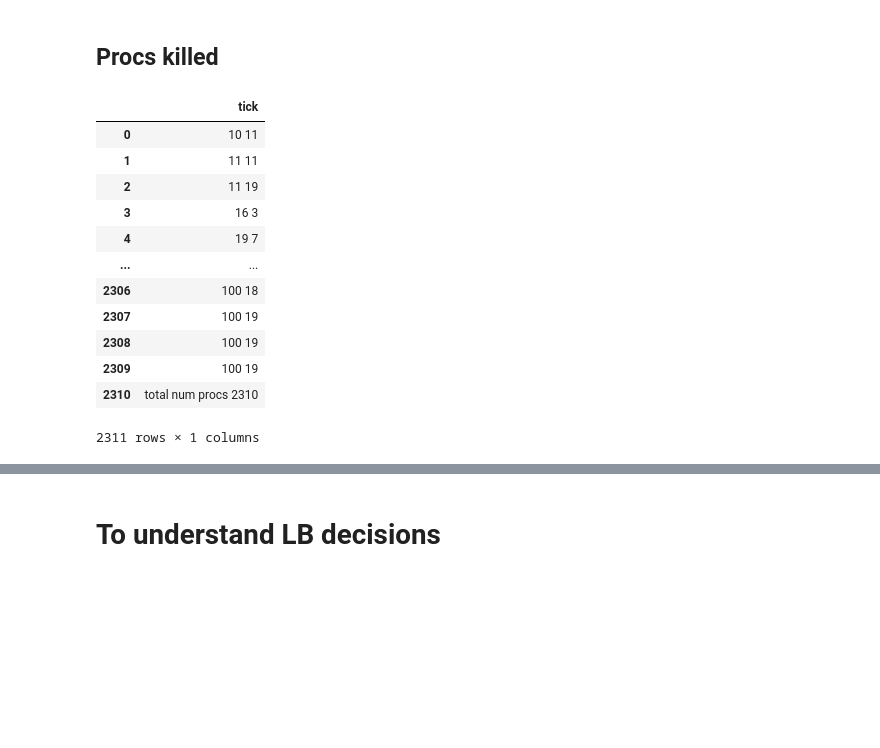
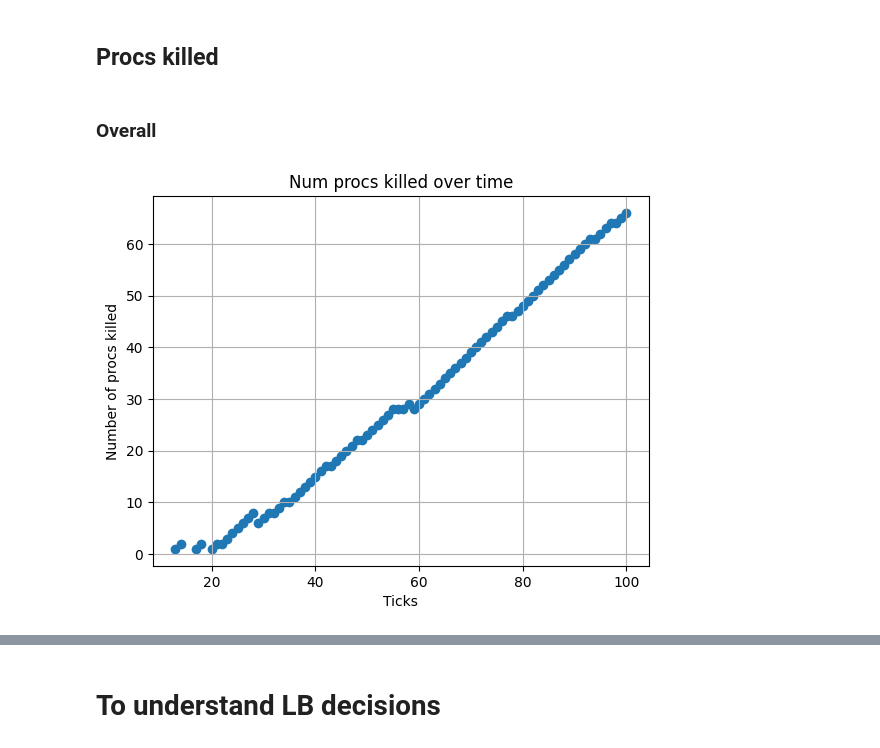
Before and after one commit to hannahmanuela/scheduler-simulator, a Jupyter notebook: results/analyze_output.ipynb, the cells around one changed output, grey strips where cells are left out. Cells and saved outputs as stored; diff of their text form; code cells hidden in the pictures; blank space fills up the shorter version.

```diff
--- a/results/analyze_output.ipynb
+++ b/results/analyze_output.ipynb
@@ -54,26 +90,16 @@ plt.show()
 # %% [markdown]
 ## Procs killed
+# %% [markdown]
+### Overall
 # %%
-ticks_procs_killed = procs_killed[["tick"]]#.groupby("tick").size()
+ticks_procs_killed = procs_killed[["tick"]].groupby("tick").size().reset_index(name='counts')
 ticks_procs_killed
 
-# plt.scatter(procs_killed["tick"], procs_killed['amountLate'].values)
-# plt.xlabel('Ticks')
-# plt.ylabel('Amount proc late')
-# plt.title('Proc lateness over time')
-# plt.grid(True)
-# plt.show()
+plt.scatter(ticks_procs_killed["tick"], ticks_procs_killed['counts'].values)
+plt.xlabel('Ticks')
+plt.ylabel('Number of procs killed')
+plt.title('Num procs killed over time')
+plt.grid(True)
+plt.show()
 # %% [output]
-|  | tick |
-| 0 | 10 11 |
-| 1 | 11 11 |
-| 2 | 11 19 |
-| 3 | 16 3 |
-| 4 | 19 7 |
-| ... | ... |
-| 2306 | 100 18 |
-| 2307 | 100 19 |
-| 2308 | 100 19 |
-| 2309 | 100 19 |
-| 2310 | total num procs 2310 |
-2311 rows × 1 columns
+[figure, added]
```
Also changed, not shown: parts of 6 cells of this notebook, 5 other files.
